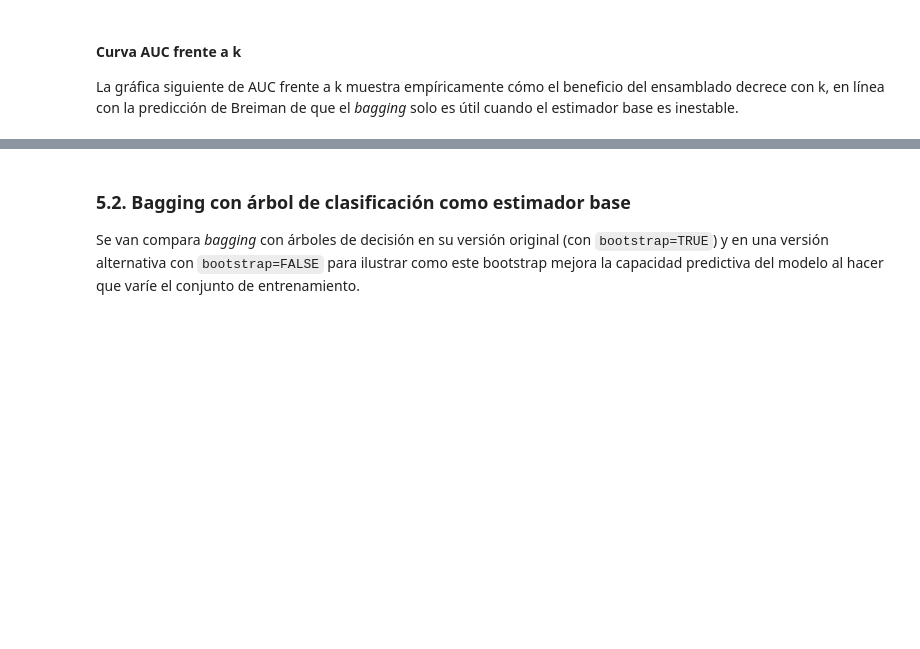
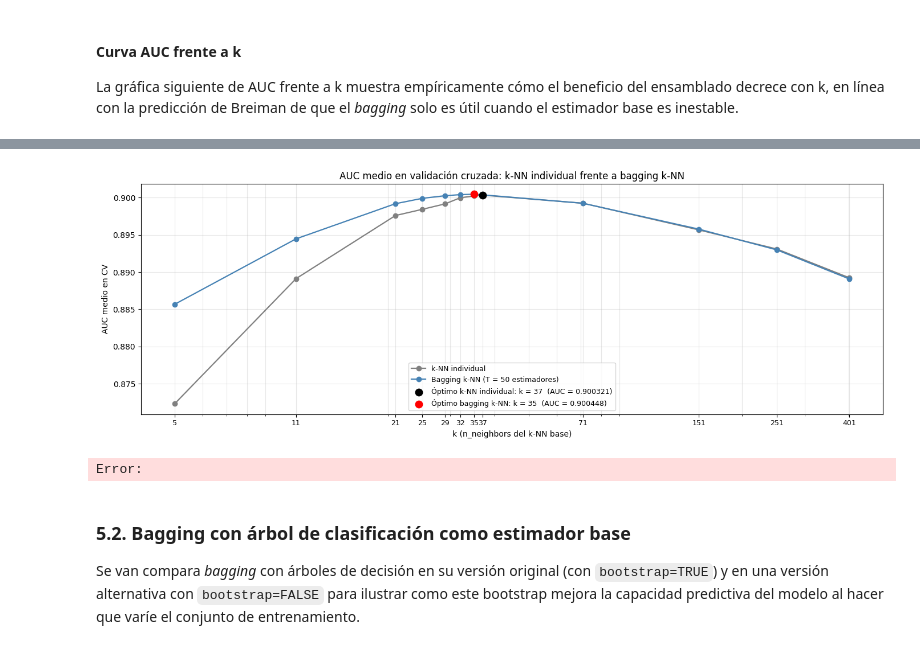
Before and after one commit to Ferovi3/TFG---Tecnicas-de-ensamblado-en-aprendizaje-automatico-supervisado, a Jupyter notebook: Credit Risk Dataset.ipynb, the cells around one changed output, grey strips where cells are left out. Cells and saved outputs as stored; diff of their text form; code cells hidden in the pictures; blank space fills up the shorter version.

```diff
--- a/Credit Risk Dataset.ipynb
+++ b/Credit Risk Dataset.ipynb
@@ -710,7 +709,7 @@ for k in k_values:
     record = {'n_estimators': 50, 'n_neighbors': k,
               **{m: float(np.mean(cv_out[f'test_{m}'])) for m in scoring}}
     bagging_knn_records.append(record)
-    print(f"  k = {k:>4}   AUC = {record['AUC']:.4f}")
+    print(f"  k = {k:>4}   AUC = {record['AUC']:.6f}")
 t1 = time.perf_counter()
 
 bagging_knn_results = pd.DataFrame(bagging_knn_records)
@@ -728,19 +727,19 @@ print(f"Mejores hiperparámetros: {bagging_knn_best_params_val}")
 print(f"→ Tiempo total: {t1 - t0:.1f} s")
 print("\nMétricas medias (5-fold CV) con la mejor combinación:")
 for m, v in bagging_knn_metrics.items():
-    print(f"  {m:<14}: {v:.4f}")
+    print(f"  {m:<14}: {v:.6f}")
 
 print("\nRendimiento de todas las combinaciones:")
-print(bagging_knn_results.round(4).to_string(index=False))
+print(bagging_knn_results.round(6).to_string(index=False))
 
 # Guardar JSON
 with open('bagging_knn_best_params.json', 'w') as f:
     json.dump({'best_params': bagging_knn_best_params_val,
-               'cv_metrics':  {m: round(v, 4) for m, v in bagging_knn_metrics.items()}},
+               'cv_metrics':  {m: round(v, 6) for m, v in bagging_knn_metrics.items()}},
               f, indent=4)
 
 with open('bagging_knn_all_results.json', 'w') as f:
-    json.dump(bagging_knn_results.round(4).to_dict(orient='records'), f, indent=4)
+    json.dump(bagging_knn_results.round(6).to_dict(orient='records'), f, indent=4)
 
 print("\n→ Resultados guardados en bagging_knn_best_params.json y bagging_knn_all_results.json")
 # %% [output]
@@ -787,3 +767,71 @@ NameError: name 'knn_metrics' is not defined
+# %%
+# Cargar referencia del k-NN sin bagging si no está en memoria
+if 'knn_metrics' not in globals() or 'knn_best_params' not in globals():
+    with open('knn_best_params.json', 'r') as f:
+        _knn_json = json.load(f)
+    knn_best_params = _knn_json['best_params']
+    knn_metrics     = _knn_json['cv_metrics']
+
+# Curva AUC del k-NN individual sobre los mismos 12 valores de k
+best_w = knn_best_params['weights']
+best_m = knn_best_params['metric']
+
+knn_cv_df = pd.DataFrame(knn_grid.cv_results_)
+mask = (
+    (knn_cv_df['param_classifier__weights'] == best_w) &
+    (knn_cv_df['param_classifier__metric']  == best_m)
+)
+knn_curve = (
+    knn_cv_df.loc[mask]
+        .assign(n_neighbors=lambda d: d['param_classifier__n_neighbors'].astype(int))
+        [['n_neighbors', 'mean_test_AUC']]
+        .rename(columns={'mean_test_AUC': 'AUC'})
+        .sort_values('n_neighbors')
+        .reset_index(drop=True)
+)
+
+# Curva AUC del bagging k-NN
+bag_curve = bagging_knn_results.sort_values('n_neighbors').reset_index(drop=True)
+
+# Gráfico
+fig, ax = plt.subplots(figsize=(14, 5))
+
+# k-NN individual
+ax.plot(knn_curve['n_neighbors'], knn_curve['AUC'],
+        'o-', color='gray', markersize=6, linewidth=1.6,
+        label='k-NN individual')
+
+# Bagging k-NN
+ax.plot(bag_curve['n_neighbors'], bag_curve['AUC'],
+        'o-', color='steelblue', markersize=6, linewidth=1.6,
+        label='Bagging k-NN (T = 50 estimadores)')
+
+# Óptimo k-NN individual
+best_k_knn   = knn_best_params['n_neighbors']
+best_auc_knn = knn_curve.loc[knn_curve['n_neighbors'] == best_k_knn, 'AUC'].values[0]
+ax.scatter([best_k_knn], [best_auc_knn], color='black', zorder=6, s=80,
+           label=f'Óptimo k-NN individual: k = {best_k_knn}  (AUC = {best_auc_knn:.6f})')
+
+# Óptimo bagging k-NN
+best_k_bag   = bagging_knn_best_params_val['n_neighbors']
+best_auc_bag = bagging_knn_metrics['AUC']
+ax.scatter([best_k_bag], [best_auc_bag], color='red', zorder=6, s=80,
+           label=f'Óptimo bagging k-NN: k = {best_k_bag}  (AUC = {best_auc_bag:.6f})')
+
+ax.set_xscale('log')
+ax.set_xticks(k_values)
+ax.set_xticklabels(k_values, fontsize=9)
+ax.set_xlabel('k (n_neighbors del k-NN base)')
+ax.set_ylabel('AUC medio en CV')
+ax.set_title('AUC medio en validación cruzada: k-NN individual frente a bagging k-NN')
+ax.grid(True, alpha=0.3, which='both')
+ax.legend(fontsize=9, loc='lower center')
+plt.tight_layout()
+plt.savefig('Fotos/bagging_knn_vs_knn_AUC_vs_k.png', dpi=150, bbox_inches='tight')
+plt.show()
+# %% [output]
+[figure, added]
+Error:
 # %% [markdown]
 ### 5.2. Bagging con árbol de clasificación como estimador base
 
```
Also changed, not shown: parts of 10 cells of this notebook.
